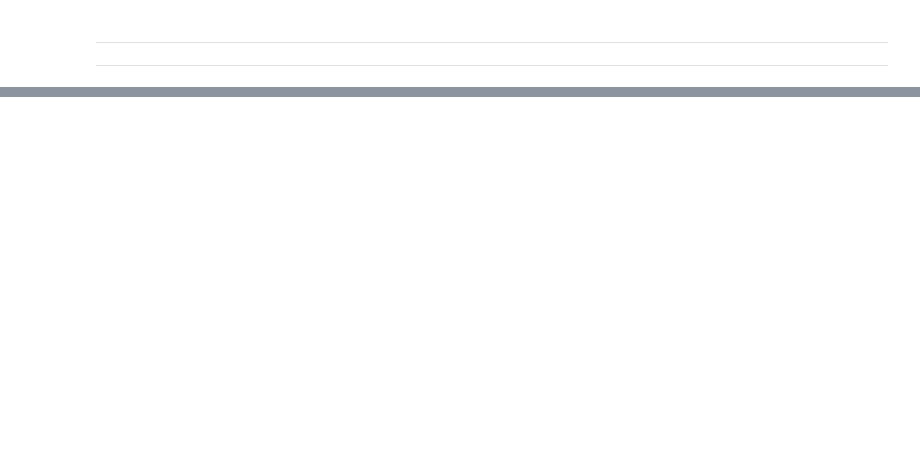
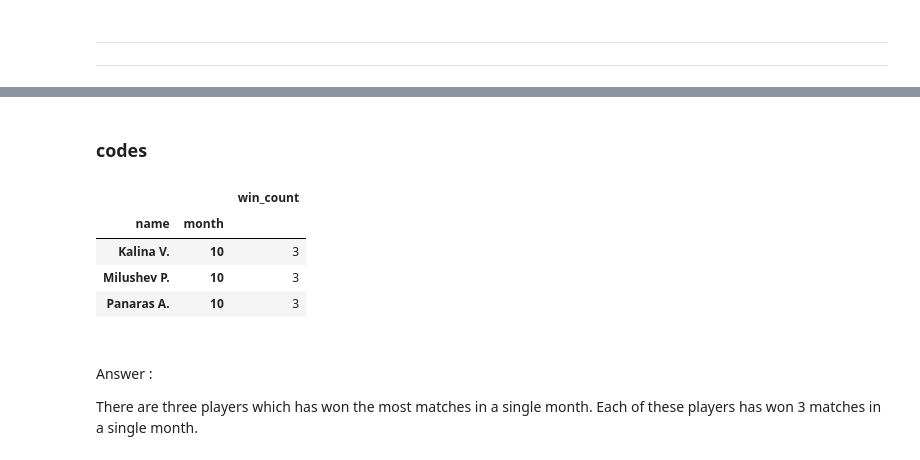
Before and after one commit to AliFani1/Data-Analysis-Group-Project---Daneshkar-Academy, a Jupyter notebook: Analyze.ipynb, the cells around one changed output, grey strips where cells are left out. Drawn from its saved outputs; the diff is of its cells as text; code cells hidden in the pictures; blank space fills up the shorter version.

```diff
--- a/Analyze.ipynb
+++ b/Analyze.ipynb
@@ -373,0 +252,32 @@ venue_dataframe
+# %% [markdown]
+### codes
+# %%
+event_dataframe["date"] = pd.to_datetime(event_dataframe["start_datetime"], unit = 's')
+event_date = event_dataframe.drop(
+    ["first_to_serve", "home_team_seed", "away_team_seed", "custom_id", "default_period_count", "final_result_only"], axis =1)
+
+event_date["month"] = event_date["date"].dt.month
+
+
+away_winner_ids = event_dataframe[event_dataframe['winner_code'] == 2].merge(away_team_dataframe, on='match_id')
+home_winner_ids = event_dataframe[event_dataframe['winner_code'] == 1].merge(home_team_dataframe, on='match_id')
+all_winner_ = pd.concat([home_winner_ids, away_winner_ids]).reset_index()
+winner_per_match = all_winner_[["match_id", "slug", "name"]]
+
+winner_month = pd.merge(winner_per_match, event_date)
+winner_month = winner_month.drop(["start_datetime", "match_slug", "winner_code", "slug", "date"], axis  = 1)
+winner_month_count = pd.DataFrame(winner_month.groupby(["name", "month"])["match_id"].count()).rename({"match_id" : "win_count"}, axis = 1)
+winner_month_count.loc[winner_month_count["win_count"] == winner_month_count["win_count"].max(), :]
+# %% [output]
+|  |  | win_count |
+| name | month |  |
+| Kalina V. | 10 | 3 |
+| Milushev P. | 10 | 3 |
+| Panaras A. | 10 | 3 |
+# %% [markdown]
+
+###
+Answer
+:
+
+There are three players which has won the most matches in a single month. Each of these players has won 3 matches in a single month.
```
Also changed, not shown: parts of 43 cells of this notebook, 1 other file.
